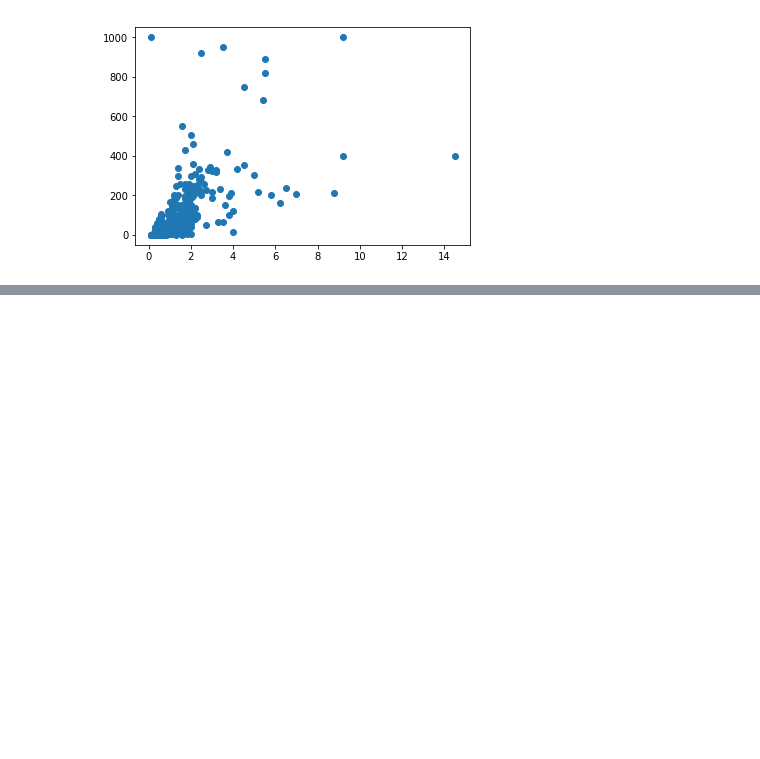
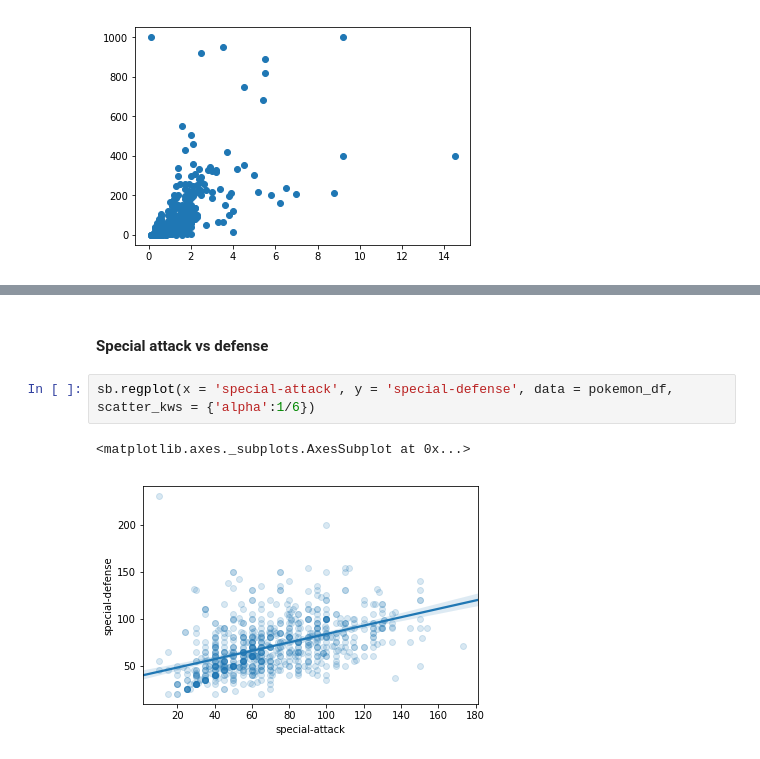
Before and after one commit to rashokanand/python_viz_matplotlib_seaborn, a Jupyter notebook: Bivariate_visualizations.ipynb, the cells around one changed output, grey strips where cells are left out. Saved outputs shown, nothing was run; the diff lists cells and outputs as text; blank space fills up the shorter version.

```diff
--- a/Bivariate_visualizations.ipynb
+++ b/Bivariate_visualizations.ipynb
@@ -22,0 +36,7 @@ plt.scatter(x = pokemon_df.height,y = pokemon_df.weight);
+# %% [markdown]
+#### Special attack vs defense
+# %%
+sb.regplot(x = 'special-attack', y = 'special-defense', data = pokemon_df, scatter_kws = {'alpha':1/6})
+# %% [output]
+<matplotlib.axes._subplots.AxesSubplot at 0x...>
+[figure, added]
```
Also changed, not shown: parts of 8 cells of this notebook.
